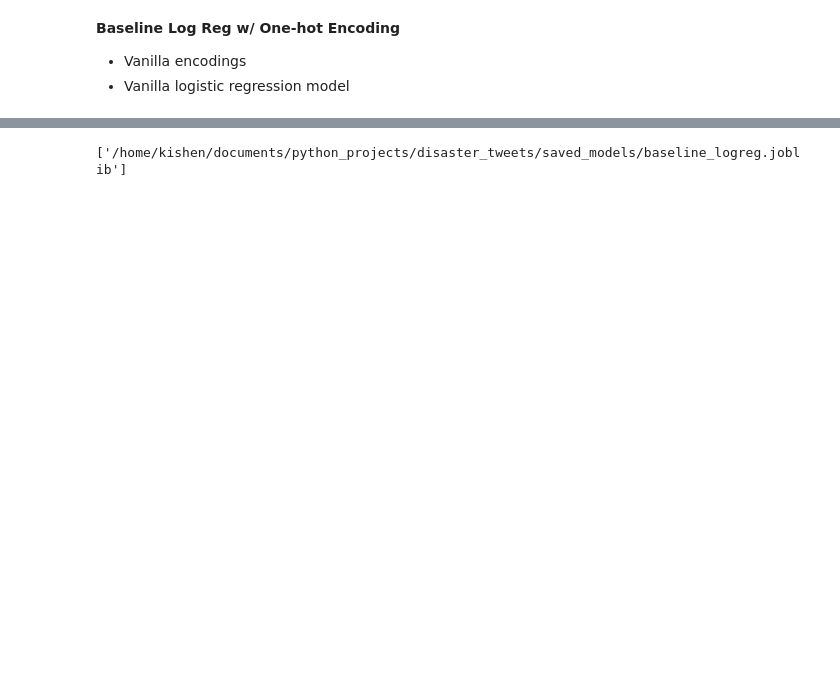
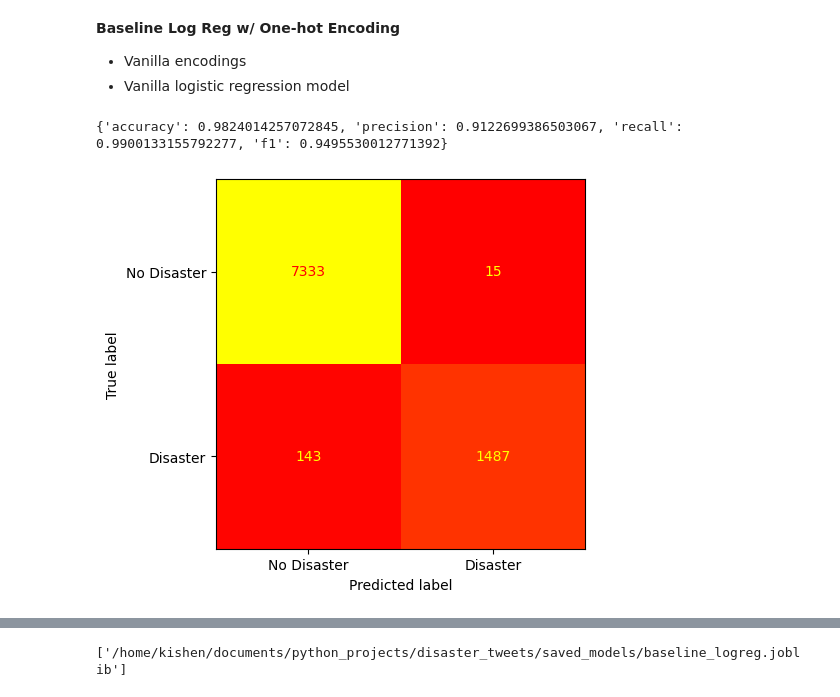
Before and after one commit to KishenSharma6/disaster_tweets, a Jupyter notebook: notebooks/baseline_model.ipynb, the cells around one changed output, grey strips where cells are left out. Drawn from its saved outputs; the diff is of its cells as text; code cells hidden in the pictures; blank space fills up the shorter version.

Commit message:
Added basemodel evaluation metrics

```diff
--- a/notebooks/baseline_model.ipynb
+++ b/notebooks/baseline_model.ipynb
@@ -47,3 +48,21 @@ Size of training vocabulary: 22564
 **Baseline Log Reg w/ One-hot Encoding**
 - Vanilla encodings
 - Vanilla logistic regression model
+# %%
+from sklearn.linear_model import LogisticRegression
+from src.evaluation import Metrics
+
+#train model
+lr_base = LogisticRegression(max_iter = 200, random_state=24)
+lr_base.fit(train_bow, y_train)
+
+preds = lr_base.predict(train_bow)
+
+base_evaluation = Metrics(preds, y_train)
+base_evaluation.metrics()
+# %% [output]
+{'accuracy': 0.9824014257072845, 'precision': 0.9122699386503067, 'recall': 0.9900133155792277, 'f1': 0.9495530012771392}
+# %%
+base_evaluation.confusion_matrix(class_labels=["No Disaster", "Disaster"])
+# %% [output]
+[figure, added]
```
Also changed, not shown: parts of 6 cells of this notebook.
